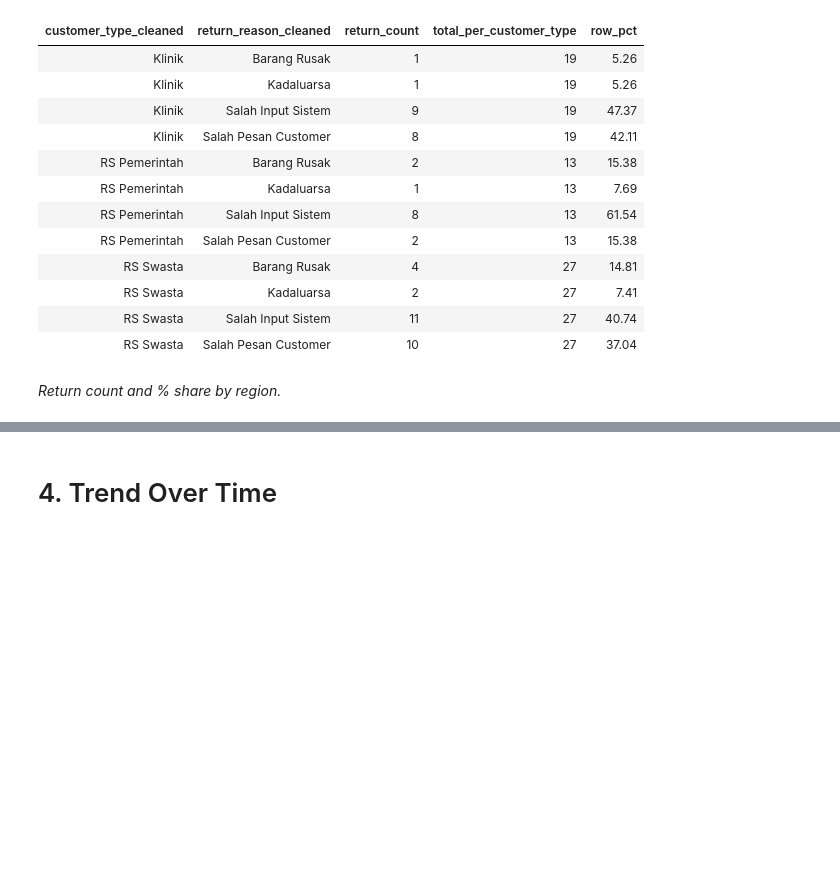
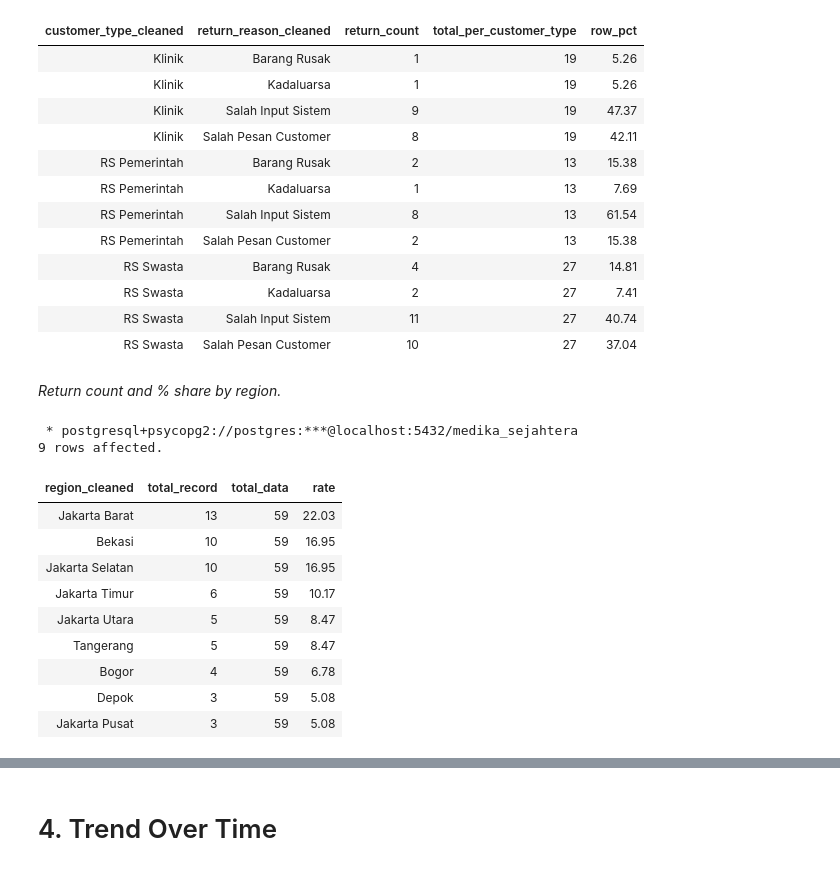
Before and after one commit to Rpfitrah/return-analysis-medika-sejahtera, a Jupyter notebook: Notebook/EDA.ipynb, the cells around one changed output, grey strips where cells are left out. Drawn from its saved outputs; the diff is of its cells as text; code cells hidden in the pictures; blank space fills up the shorter version.

```diff
--- a/Notebook/EDA.ipynb
+++ b/Notebook/EDA.ipynb
@@ -948,3 +948,40 @@ FROM
 | RS Swasta | Salah Pesan Customer | 10 | 27 | 37.04 |
 # %% [markdown]
 *Return count and % share by region.*
+# %%
+%%sql
+WITH total AS
+(
+    SELECT
+        COUNT(*) AS total_records
+    FROM
+        return_cleaned
+)
+
+SELECT
+    rc.region_cleaned,
+    COUNT(*) AS total_record,
+    tl.total_records AS total_data,
+    ROUND((COUNT(*)::numeric / NULLIF(tl.total_records,0)::numeric) * 100,2) AS rate
+FROM
+    return_cleaned rc
+CROSS JOIN
+    total tl
+GROUP BY
+    rc.region_cleaned,
+    total_data
+ORDER BY
+    total_record DESC
+# %% [output]
+ * postgresql+psycopg2://postgres:***@localhost:5432/medika_sejahtera
+9 rows affected.
+| region_cleaned | total_record | total_data | rate |
+| Jakarta Barat | 13 | 59 | 22.03 |
+| Bekasi | 10 | 59 | 16.95 |
+| Jakarta Selatan | 10 | 59 | 16.95 |
+| Jakarta Timur | 6 | 59 | 10.17 |
+| Jakarta Utara | 5 | 59 | 8.47 |
+| Tangerang | 5 | 59 | 8.47 |
+| Bogor | 4 | 59 | 6.78 |
+| Depok | 3 | 59 | 5.08 |
+| Jakarta Pusat | 3 | 59 | 5.08 |
```
Also changed, not shown: parts of 5 cells of this notebook.
